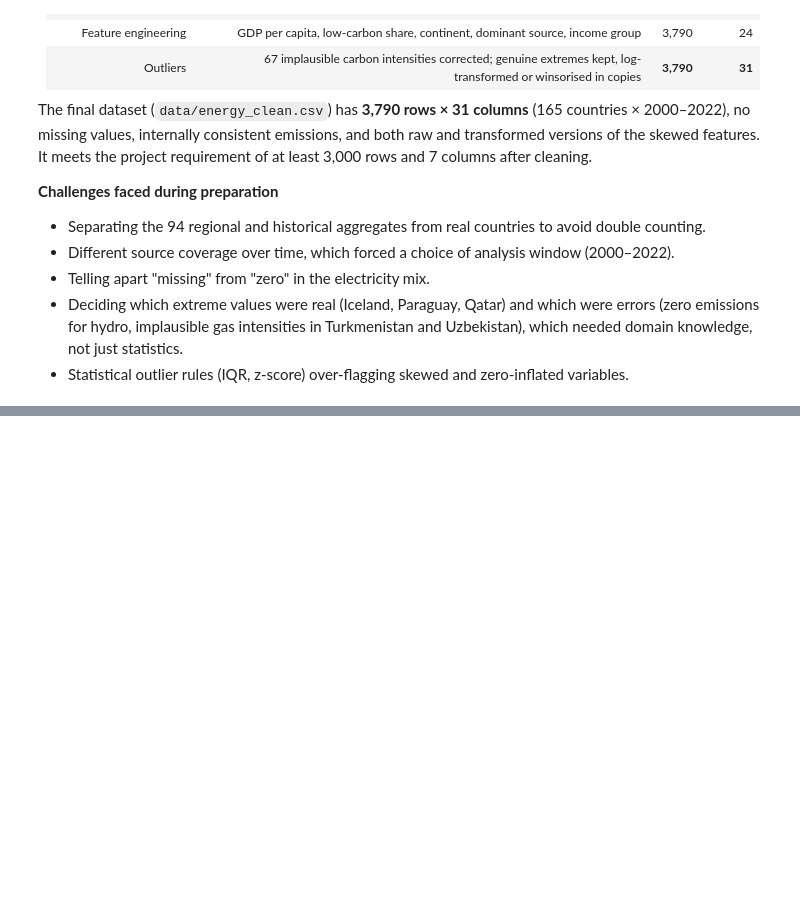
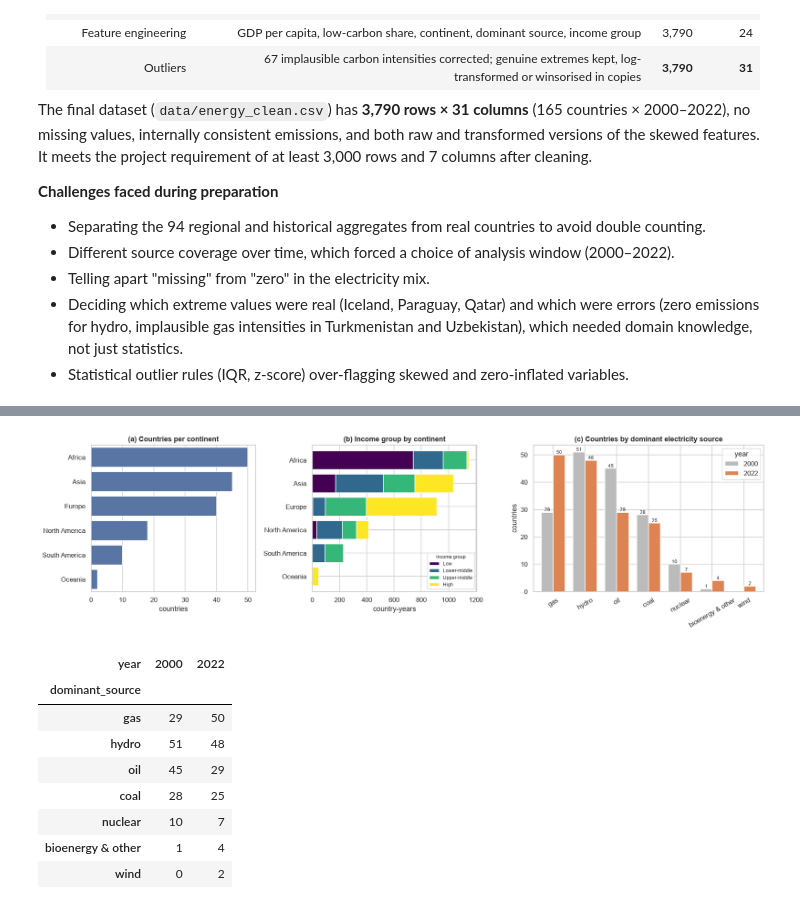
Before and after one commit to Md-Fahad2000/data_exploration_and_preparation_ca1, a Jupyter notebook: Energy_Transition_DEP.ipynb, the cells around one changed output, grey strips where cells are left out. Saved outputs shown, nothing was run; the diff lists cells and outputs as text; code cells hidden in the pictures; blank space fills up the shorter version.

```diff
--- a/Energy_Transition_DEP.ipynb
+++ b/Energy_Transition_DEP.ipynb
@@ -1502,0 +1516,14 @@ skewed features. It meets the project requirement of at least 3,000 rows and 7 c
+# %%
+# Work on a copy of the final clean dataset
+eda = clean.copy()
+eda["income_group"] = pd.Categorical(eda["income_group"], categories=INCOME_LEVELS, ordered=True)
+
+# One fixed colour per energy source, reused in every chart of the EDA
+SOURCE_LABELS = {"coal_share_elec": "coal", "oil_share_elec": "oil", "gas_share_elec": "gas",
+                 "nuclear_share_elec": "nuclear", "hydro_share_elec": "hydro",
+                 "other_renewables_share_elec": "bioenergy & other",
+                 "wind_share_elec": "wind", "solar_share_elec": "solar"}
+SOURCE_COLORS = {"coal": "#3B3B3B", "oil": "#8C6D31", "gas": "#E6550D", "nuclear": "#9467BD",
+                 "hydro": "#1F77B4", "bioenergy & other": "#2CA02C", "wind": "#17BECF",
+                 "solar": "#F2B701"}
+print(f"{len(eda):,} rows | {eda['country'].nunique()} countries | {eda['year'].min()}-{eda['year'].max()}")
@@ -1502,0 +1579,42 @@ skewed features. It meets the project requirement of at least 3,000 rows and 7 c
+# %%
+fig, axes = plt.subplots(1, 3, figsize=(17, 4.8), gridspec_kw={"width_ratios": [1, 1, 1.4]})
+
+# (a) Countries per continent
+cont = eda.groupby("continent")["country"].nunique().sort_values(ascending=False)
+sns.barplot(x=cont.values, y=cont.index, ax=axes[0], color="#4C72B0")
+axes[0].set_title("(a) Countries per continent"); axes[0].set_xlabel("countries"); axes[0].set_ylabel("")
+
+# (b) Income group by continent (rows = country-years)
+ct = pd.crosstab(eda["continent"], eda["income_group"]).loc[cont.index]
+ct.plot(kind="barh", stacked=True, ax=axes[1], colormap="viridis", width=0.8)
+axes[1].invert_yaxis()
+axes[1].set_title("(b) Income group by continent"); axes[1].set_xlabel("country-years"); axes[1].set_ylabel("")
+axes[1].legend(title="income group", fontsize=8, title_fontsize=8)
+
+# (c) Number of countries by dominant source, 2000 versus 2022
+dom = (eda[eda["year"].isin([2000, 2022])]
+       .groupby(["year", "dominant_source"]).size().unstack(0, fill_value=0)
+       .sort_values(2022, ascending=False))
+dom.plot(kind="bar", ax=axes[2], color=["#BBBBBB", "#DD8452"], width=0.75)
+axes[2].set_title("(c) Countries by dominant electricity source")
+axes[2].set_xlabel(""); axes[2].set_ylabel("countries"); axes[2].tick_params(axis="x", rotation=30)
+for p in axes[2].patches:
+    if p.get_height() > 0:
+        axes[2].annotate(f"{int(p.get_height())}", (p.get_x() + p.get_width() / 2, p.get_height()),
+                         ha="center", va="bottom", fontsize=8)
+fig.tight_layout()
+save_fig(fig, "fig07_categorical_variation")
+plt.show()
+
+dom
+# %% [output]
+[figure, added]
+| year | 2000 | 2022 |
+| dominant_source |  |  |
+| gas | 29 | 50 |
+| hydro | 51 | 48 |
+| oil | 45 | 29 |
+| coal | 28 | 25 |
+| nuclear | 10 | 7 |
+| bioenergy & other | 1 | 4 |
+| wind | 0 | 2 |
```
Also changed, not shown: parts of 19 cells of this notebook, 6 other files.
